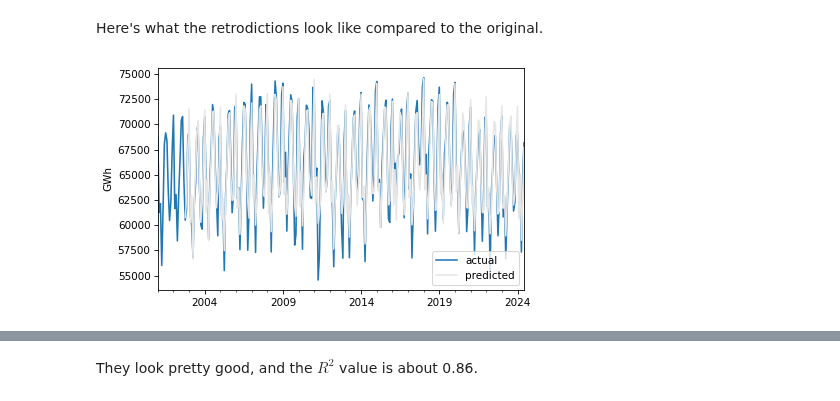
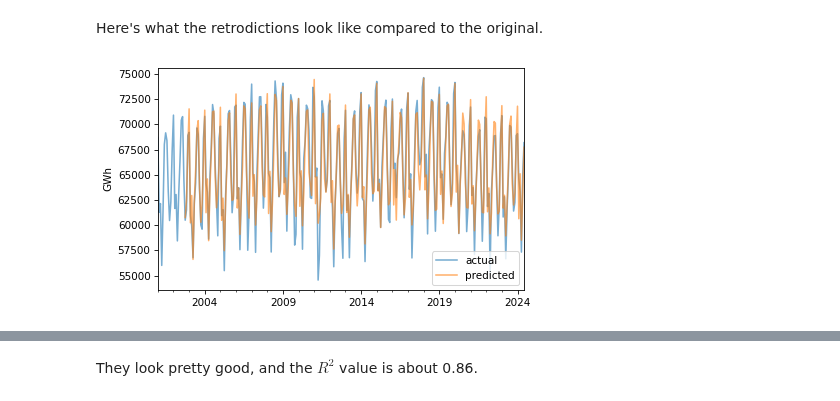
Before and after one commit to rpivo/ThinkStats, a Jupyter notebook: soln/chap12.ipynb, the cells around one changed output, grey strips where cells are left out. Drawn from its saved outputs; the diff is of its cells as text; code cells hidden in the pictures.

```diff
--- a/soln/chap12.ipynb
+++ b/soln/chap12.ipynb
@@ -762,11 +763,11 @@ pred_series[:n_missing] = np.nan
 # %% [markdown]
 Here's what the retrodictions look like compared to the original.
 # %%
-nuclear.plot(label="actual")
-pred_series.plot(color="0.9", label="predicted")
+nuclear.plot(label="actual", alpha=0.6)
+pred_series.plot(color="C1", alpha=0.6, label="predicted")
 decorate(ylabel="GWh")
 # %% [output]
-[figure, old version]
+[figure, new version]
 [interactive output not drawn]
 # %% [markdown]
 They look pretty good, and the $R^2$ value is about 0.86.
```
Also changed, not shown: parts of 10 cells of this notebook, 10 other files.
